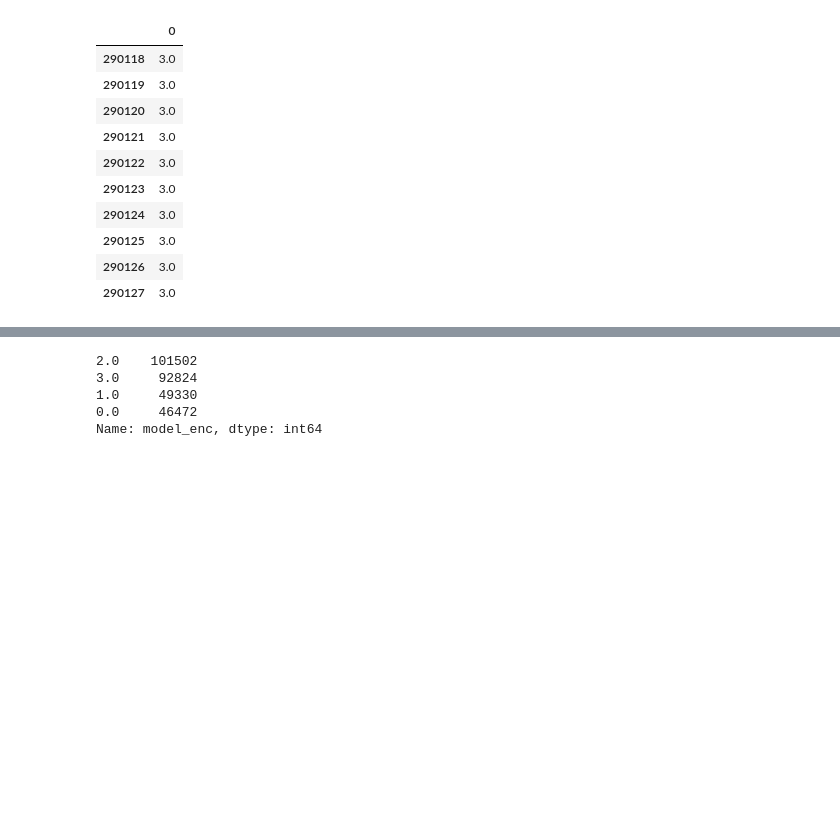
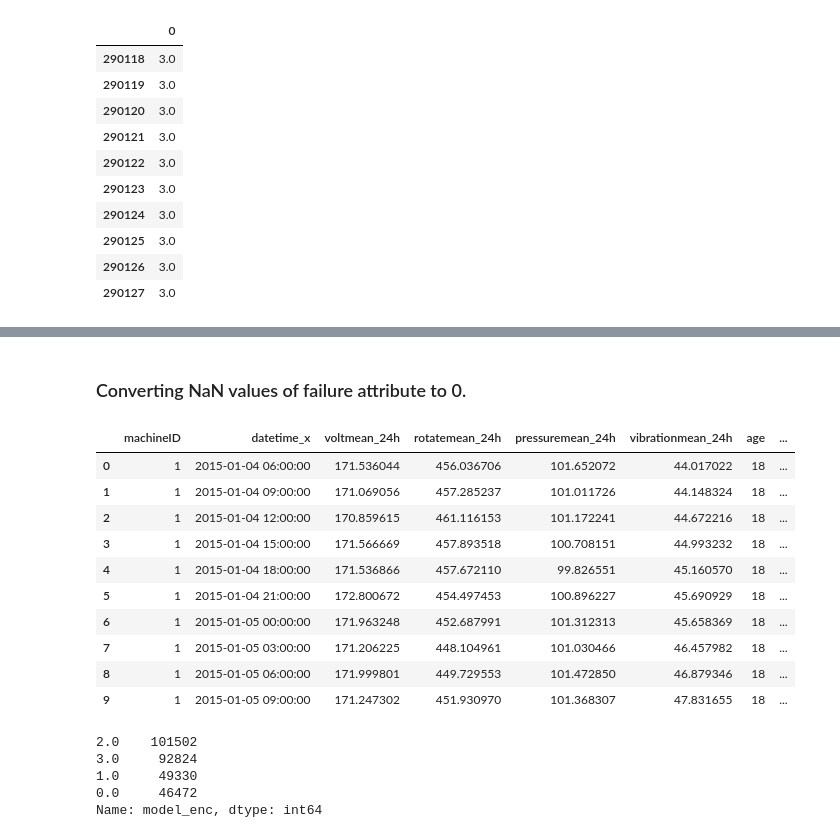
Before and after one commit to Nisargbharambe/Predictive-Analysis1, a Jupyter notebook: Predictive analysis.ipynb, the cells around one changed output, grey strips where cells are left out. Drawn from its saved outputs; the diff is of its cells as text; code cells hidden in the pictures; blank space fills up the shorter version.

```diff
--- a/Predictive analysis.ipynb
+++ b/Predictive analysis.ipynb
@@ -983,3 +546,20 @@ final3.head(10)
+# %% [markdown]
+### Converting NaN values of failure attribute to 0.
+# %%
+final3.loc[ final3['failure']!=1, ['failure']]=0
+final3.head(10)
+# %% [output]
+|  | machineID | datetime_x | voltmean_24h | rotatemean_24h | pressuremean_24h | vibrationmean_24h | age | ... |
+| 0 | 1 | 2015-01-04 06:00:00 | 171.536044 | 456.036706 | 101.652072 | 44.017022 | 18 | ... |
+| 1 | 1 | 2015-01-04 09:00:00 | 171.069056 | 457.285237 | 101.011726 | 44.148324 | 18 | ... |
+| 2 | 1 | 2015-01-04 12:00:00 | 170.859615 | 461.116153 | 101.172241 | 44.672216 | 18 | ... |
+| 3 | 1 | 2015-01-04 15:00:00 | 171.566669 | 457.893518 | 100.708151 | 44.993232 | 18 | ... |
+| 4 | 1 | 2015-01-04 18:00:00 | 171.536866 | 457.672110 | 99.826551 | 45.160570 | 18 | ... |
+| 5 | 1 | 2015-01-04 21:00:00 | 172.800672 | 454.497453 | 100.896227 | 45.690929 | 18 | ... |
+| 6 | 1 | 2015-01-05 00:00:00 | 171.963248 | 452.687991 | 101.312313 | 45.658369 | 18 | ... |
+| 7 | 1 | 2015-01-05 03:00:00 | 171.206225 | 448.104961 | 101.030466 | 46.457982 | 18 | ... |
+| 8 | 1 | 2015-01-05 06:00:00 | 171.999801 | 449.729553 | 101.472850 | 46.879346 | 18 | ... |
+| 9 | 1 | 2015-01-05 09:00:00 | 171.247302 | 451.930970 | 101.368307 | 47.831655 | 18 | ... |
 # %%
 final3['model_enc'].value_counts()
 # %% [output]
```
Also changed, not shown: parts of 85 cells of this notebook.
